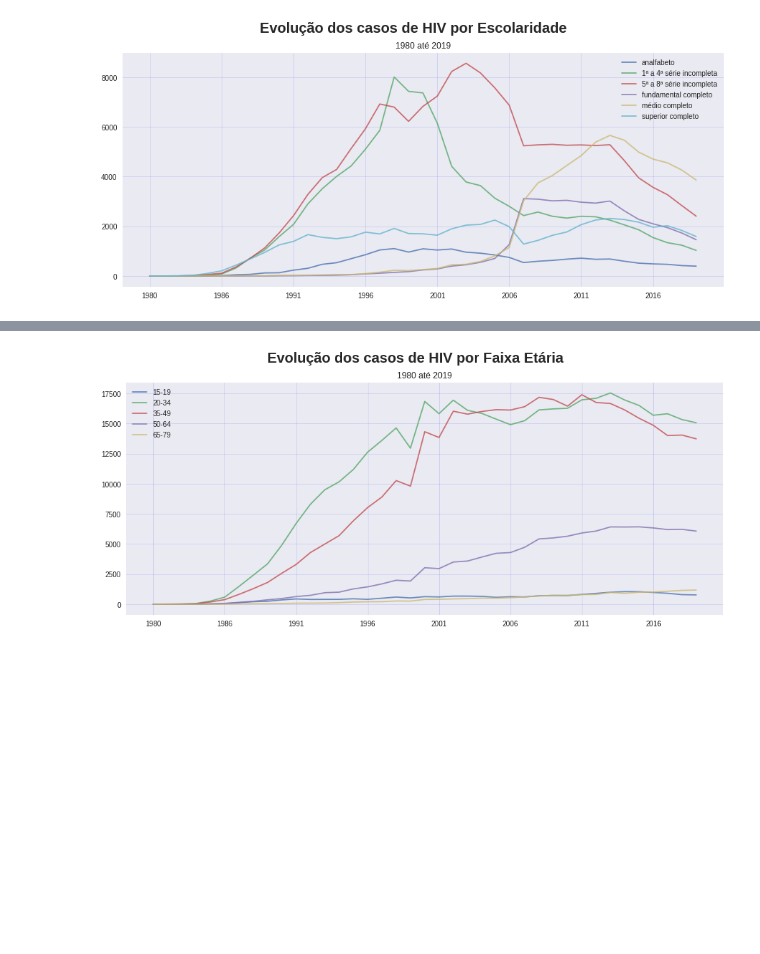
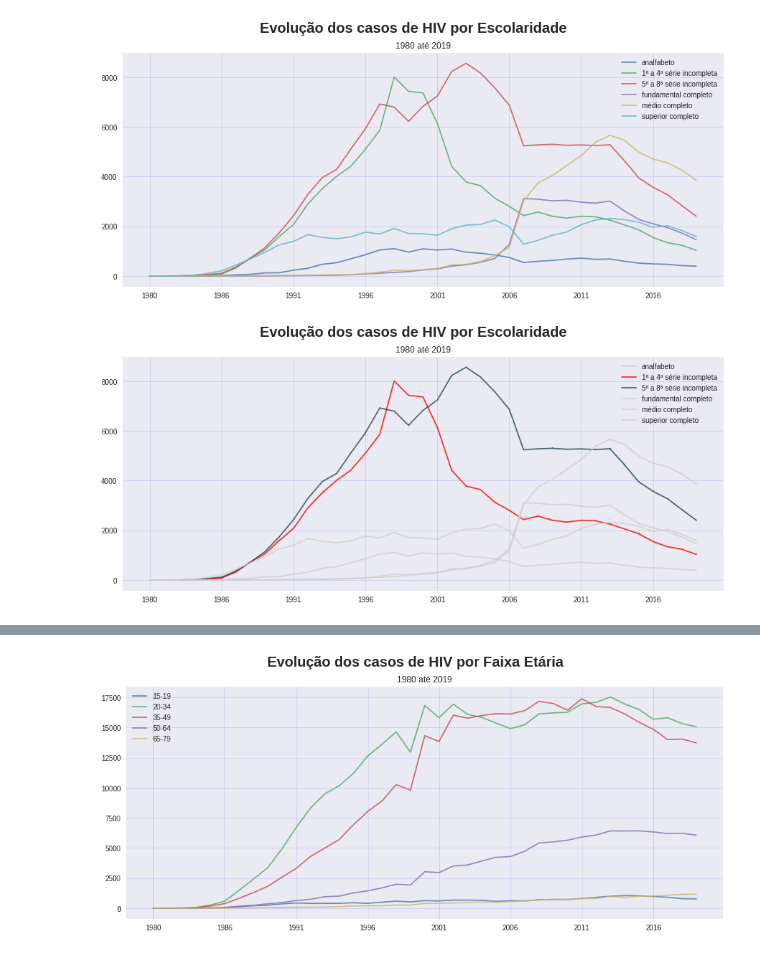
Before and after one commit to JuniorTorresMTJ/Projeto_DeuPositivo, a Jupyter notebook: Teste_hiv.ipynb, the cells around one changed output, grey strips where cells are left out. Cells and saved outputs as stored; diff of their text form; code cells hidden in the pictures; blank space fills up the shorter version.

```diff
--- a/Teste_hiv.ipynb
+++ b/Teste_hiv.ipynb
@@ -304,3 +304,13 @@ ax.legend()
 plt.show()
 # %% [output]
 [figure]
+# %%
+colors5 = ['#d1cfcf','red','#264653','#d1cfcf', '#d1cfcf', '#d1cfcf']
+ax = evo_esco.T.plot(alpha=0.8, figsize =(15,6),color = colors5, marker = ',')
+ax.grid(color='b', linestyle='-', linewidth=1, alpha = 0.1)
+plt.title("1980 até 2019")
+plt.suptitle("Evolução dos casos de HIV por Escolaridade", size=20, weight='bold' )
+ax.legend()
+plt.show()
+# %% [output]
+[figure, added]
```
Also changed, not shown: parts of 10 cells of this notebook.
